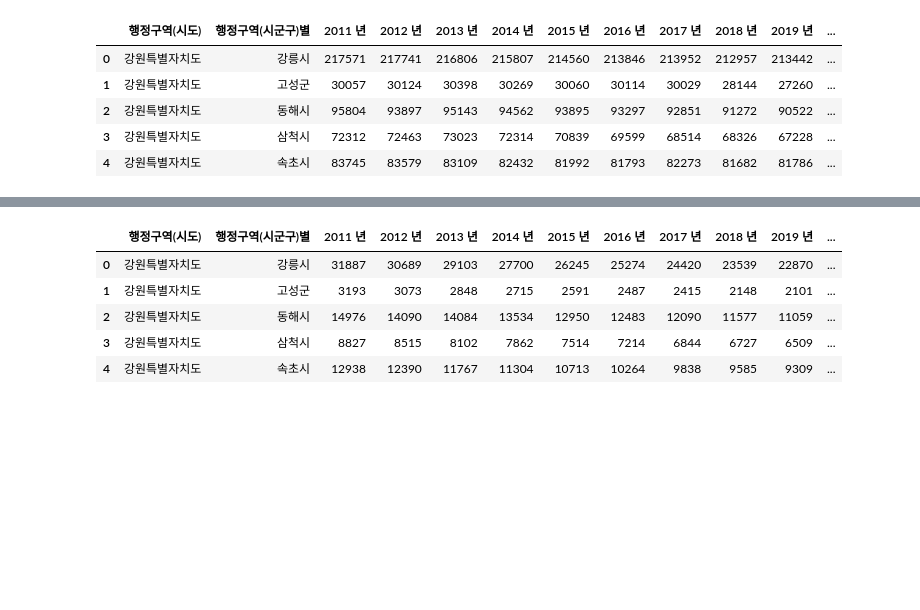
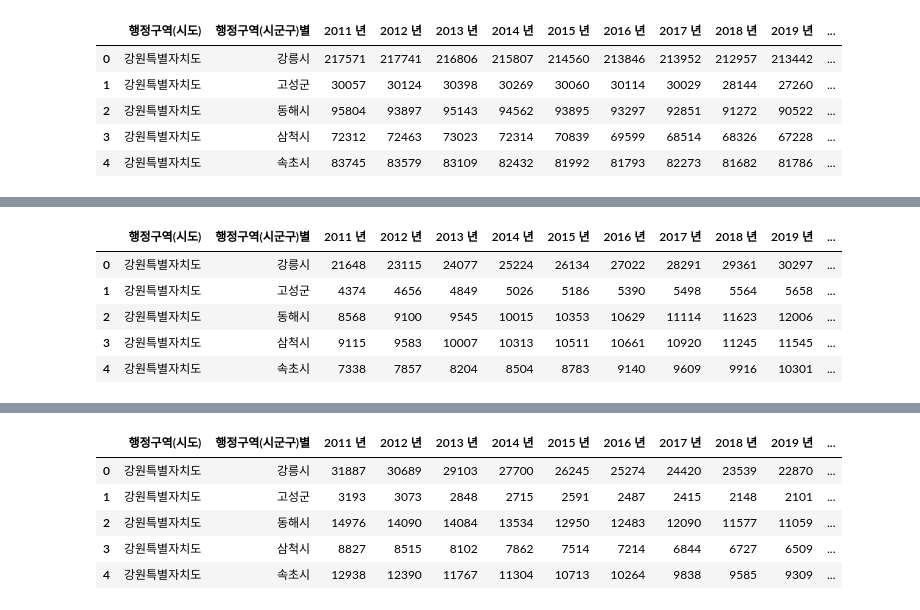
Before and after one commit to applewoods/Population_Analysis, a Jupyter notebook: Population_Preprocessing.ipynb, the cells around one changed output, grey strips where cells are left out. Cells and saved outputs as stored; diff of their text form; code cells hidden in the pictures; blank space fills up the shorter version.

```diff
--- a/Population_Preprocessing.ipynb
+++ b/Population_Preprocessing.ipynb
@@ -148,0 +148,10 @@ extinction_index.head()
+# %%
+old_people_df = population_guideline(total_df, old_people_age)
+old_people_df.head()
+# %% [output]
+|  | 행정구역(시도) | 행정구역(시군구)별 | 2011 년 | 2012 년 | 2013 년 | 2014 년 | 2015 년 | 2016 년 | 2017 년 | 2018 년 | 2019 년 | ... |
+| 0 | 강원특별자치도 | 강릉시 | 21648 | 23115 | 24077 | 25224 | 26134 | 27022 | 28291 | 29361 | 30297 | ... |
+| 1 | 강원특별자치도 | 고성군 | 4374 | 4656 | 4849 | 5026 | 5186 | 5390 | 5498 | 5564 | 5658 | ... |
+| 2 | 강원특별자치도 | 동해시 | 8568 | 9100 | 9545 | 10015 | 10353 | 10629 | 11114 | 11623 | 12006 | ... |
+| 3 | 강원특별자치도 | 삼척시 | 9115 | 9583 | 10007 | 10313 | 10511 | 10661 | 10920 | 11245 | 11545 | ... |
+| 4 | 강원특별자치도 | 속초시 | 7338 | 7857 | 8204 | 8504 | 8783 | 9140 | 9609 | 9916 | 10301 | ... |
```
Also changed, not shown: parts of 31 cells of this notebook, 2 other files.
